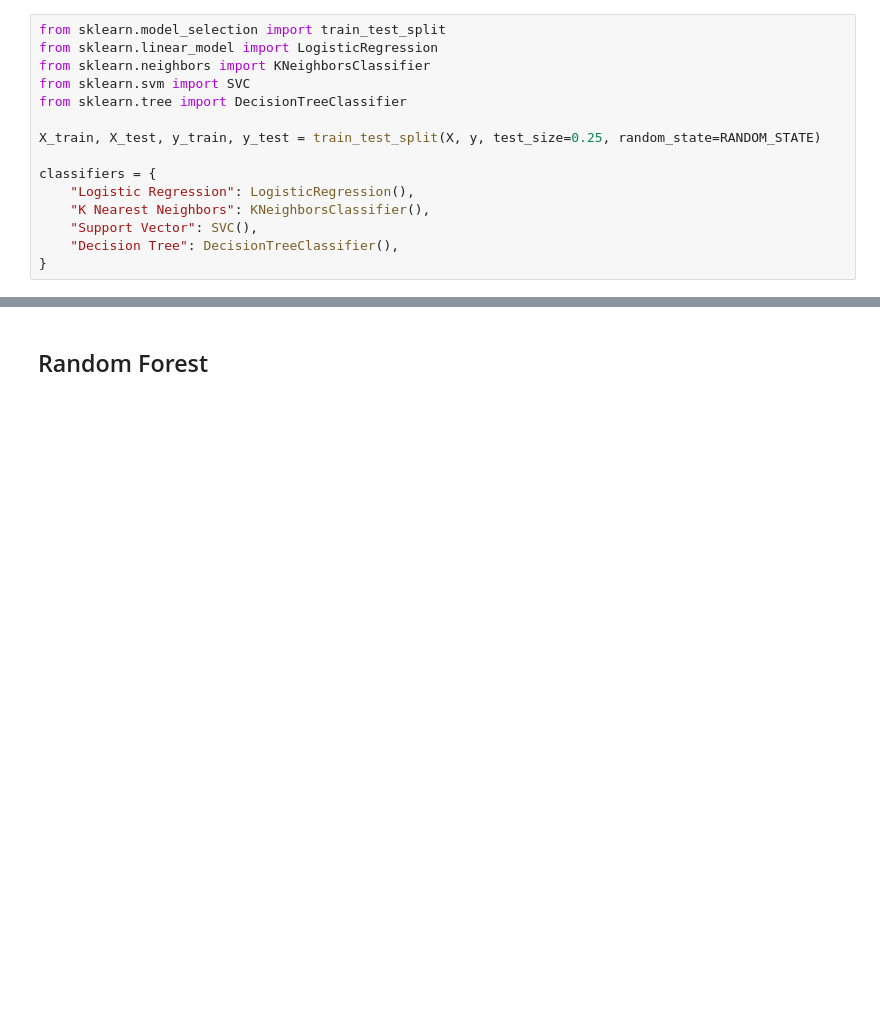
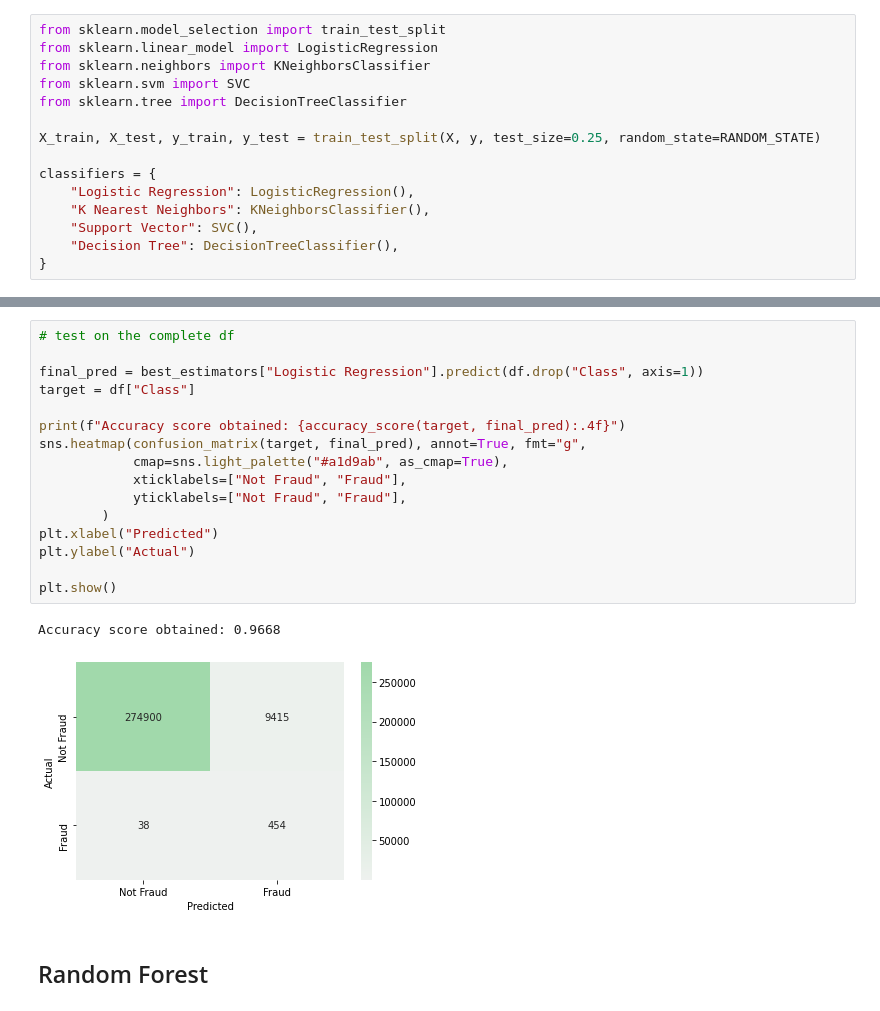
Before and after one commit to raulmarinau/DSIP, a Jupyter notebook: fraud.ipynb, the cells around one changed output, grey strips where cells are left out. Saved outputs shown, nothing was run; the diff lists cells and outputs as text; blank space fills up the shorter version.

Commit message:
Final prediction using LogReg and CM

```diff
--- a/fraud.ipynb
+++ b/fraud.ipynb
@@ -367,3 +373,22 @@ Accuracy score obtained: 0.9272
+# %%
+# test on the complete df
+
+final_pred = best_estimators["Logistic Regression"].predict(df.drop("Class", axis=1))
+target = df["Class"]
+
+print(f"Accuracy score obtained: {accuracy_score(target, final_pred):.4f}")
+sns.heatmap(confusion_matrix(target, final_pred), annot=True, fmt="g",
+            cmap=sns.light_palette("#a1d9ab", as_cmap=True),
+            xticklabels=["Not Fraud", "Fraud"],
+            yticklabels=["Not Fraud", "Fraud"],
+        )
+plt.xlabel("Predicted")
+plt.ylabel("Actual")
+
+plt.show()
+# %% [output]
+Accuracy score obtained: 0.9668
+[figure, added]
 # %% [markdown]
 ## Random Forest
 # %%
```
Also changed, not shown: parts of 19 cells of this notebook.
